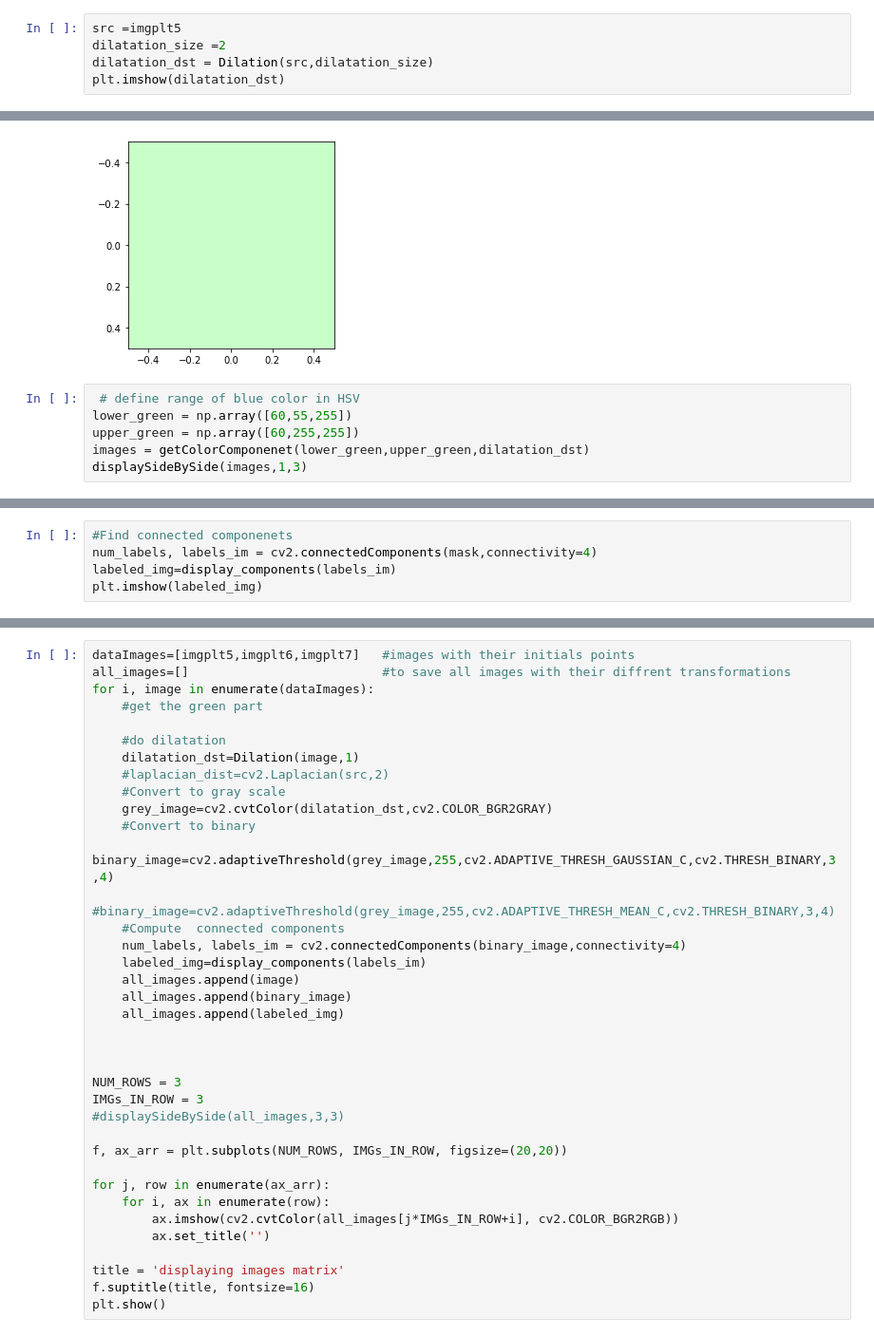
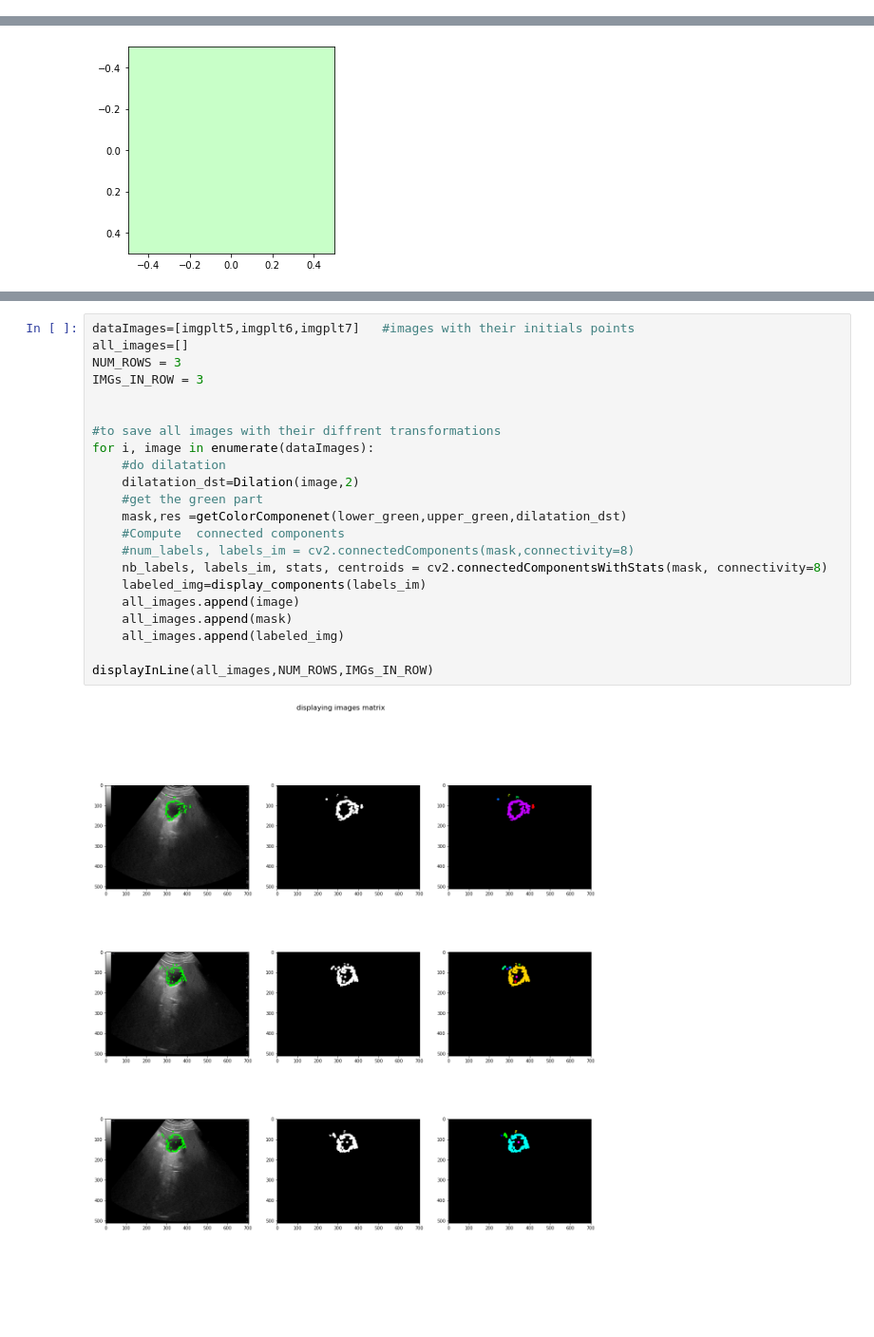
Before and after one commit to yousraBRK/Vesicule_Segmentation_with_ContourRegularisation, a Jupyter notebook: Code.ipynb, the cells around one changed output, grey strips where cells are left out. Shown at 95% size. Cells and saved outputs as stored; diff of their text form; blank space fills up the shorter version.

```diff
--- a/Code.ipynb
+++ b/Code.ipynb
@@ -256,7 +226,2 @@ plt.imshow(img2,cmap='gray')
 # %% [markdown]
 Method 2 ://////////////////////////////////////////////////////////////////////////////////////////////
-# %%
-src =imgplt5
-dilatation_size =2
-dilatation_dst = Dilation(src,dilatation_size)
-plt.imshow(dilatation_dst)
@@ -283,9 +245,3 @@ print(hsv_green)
 # %% [output]
 [[[ 60  55 255]]]
 [figure]
-# %%
- # define range of blue color in HSV
-lower_green = np.array([60,55,255])
-upper_green = np.array([60,255,255])
-images = getColorComponenet(lower_green,upper_green,dilatation_dst)
-displaySideBySide(images,1,3)
@@ -298,5 +247,0 @@ displaySideBySide(images,1,3)
-# %%
-#Find connected componenets
-num_labels, labels_im = cv2.connectedComponents(mask,connectivity=4)
-labeled_img=display_components(labels_im)
-plt.imshow(labeled_img)
@@ -306,37 +248,24 @@ plt.imshow(labeled_img)
 # %%
 dataImages=[imgplt5,imgplt6,imgplt7]   #images with their initials points
-all_images=[]                          #to save all images with their diffrent transformations
+all_images=[]
+NUM_ROWS = 3
+IMGs_IN_ROW = 3
+
+
+#to save all images with their diffrent transformations
 for i, image in enumerate(dataImages):
+    #do dilatation
+    dilatation_dst=Dilation(image,2)
     #get the green part
-
-    #do dilatation
-    dilatation_dst=Dilation(image,1)
-    #laplacian_dist=cv2.Laplacian(src,2)
-    #Convert to gray scale
-    grey_image=cv2.cvtColor(dilatation_dst,cv2.COLOR_BGR2GRAY)
-    #Convert to binary
-    binary_image=cv2.adaptiveThreshold(grey_image,255,cv2.ADAPTIVE_THRESH_GAUSSIAN_C,cv2.THRESH_BINARY,3,4)
-    #binary_image=cv2.adaptiveThreshold(grey_image,255,cv2.ADAPTIVE_THRESH_MEAN_C,cv2.THRESH_BINARY,3,4)
+    mask,res =getColorComponenet(lower_green,upper_green,dilatation_dst)
     #Compute  connected components
-    num_labels, labels_im = cv2.connectedComponents(binary_image,connectivity=4)
+    #num_labels, labels_im = cv2.connectedComponents(mask,connectivity=8)
+    nb_labels, labels_im, stats, centroids = cv2.connectedComponentsWithStats(mask, connectivity=8)
     labeled_img=display_components(labels_im)
     all_images.append(image)
-    all_images.append(binary_image)
+    all_images.append(mask)
     all_images.append(labeled_img)
 
-
-
-NUM_ROWS = 3
-IMGs_IN_ROW = 3
-#displaySideBySide(all_images,3,3)
-
-f, ax_arr = plt.subplots(NUM_ROWS, IMGs_IN_ROW, figsize=(20,20))
-
-for j, row in enumerate(ax_arr):
-    for i, ax in enumerate(row):
-        ax.imshow(cv2.cvtColor(all_images[j*IMGs_IN_ROW+i], cv2.COLOR_BGR2RGB))
-        ax.set_title('')
-
-title = 'displaying images matrix'
-f.suptitle(title, fontsize=16)
-plt.show()
+displayInLine(all_images,NUM_ROWS,IMGs_IN_ROW)
+# %% [output]
+[figure, added]
```
Also changed, not shown: parts of 8 cells of this notebook.
